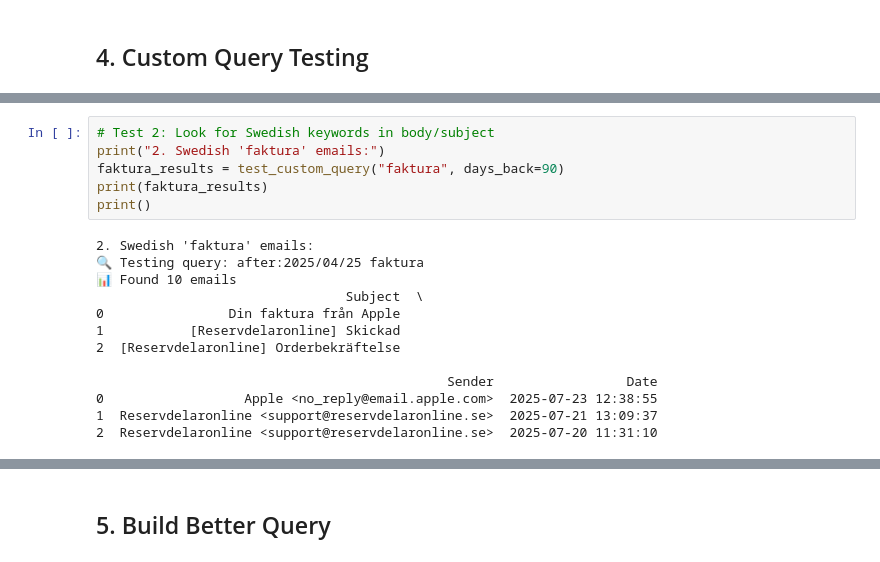
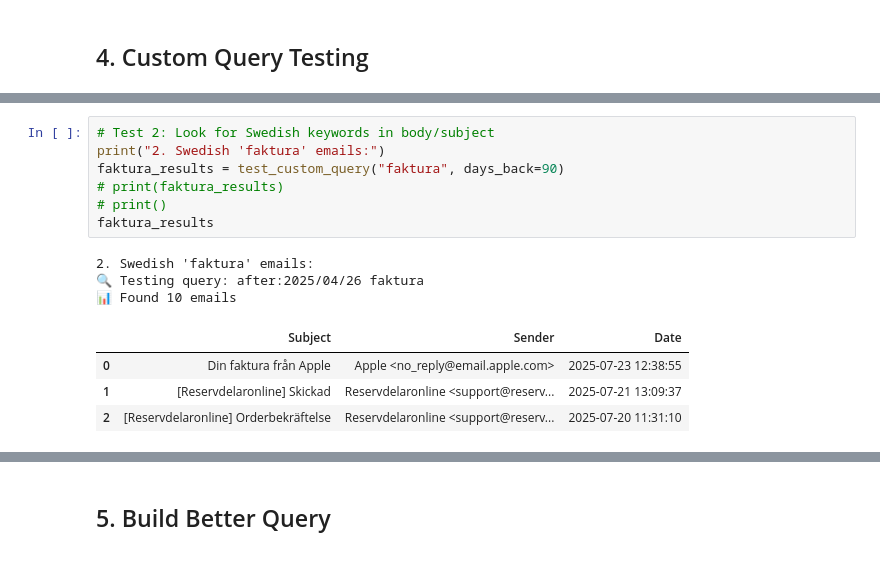
Before and after one commit to userchallenge/gmail-invoice-agent, a Jupyter notebook: gmail_lab_notebook.ipynb, the cells around one changed output, grey strips where cells are left out. Drawn from its saved outputs; the diff is of its cells as text.

```diff
--- a/gmail_lab_notebook.ipynb
+++ b/gmail_lab_notebook.ipynb
@@ -351,22 +345,18 @@ Testing custom queries:
 # %%
 # Test 2: Look for Swedish keywords in body/subject
 print("2. Swedish 'faktura' emails:")
 faktura_results = test_custom_query("faktura", days_back=90)
-print(faktura_results)
-print()
+# print(faktura_results)
+# print()
+faktura_results
 # %% [output]
 2. Swedish 'faktura' emails:
-🔍 Testing query: after:2025/04/25 faktura
+🔍 Testing query: after:2025/04/26 faktura
 📊 Found 10 emails
-                                Subject  \
-0                Din faktura från Apple
-1           [Reservdelaronline] Skickad
-2  [Reservdelaronline] Orderbekräftelse
-
-                                             Sender                 Date
-0                  Apple <no_reply@email.apple.com>  2025-07-23 12:38:55
-1  Reservdelaronline <support@reservdelaronline.se>  2025-07-21 13:09:37
-2  Reservdelaronline <support@reservdelaronline.se>  2025-07-20 11:31:10
+|  | Subject | Sender | Date |
+| 0 | Din faktura från Apple | Apple <no_reply@email.apple.com> | 2025-07-23 12:38:55 |
+| 1 | [Reservdelaronline] Skickad | Reservdelaronline <support@reserv... | 2025-07-21 13:09:37 |
+| 2 | [Reservdelaronline] Orderbekräftelse | Reservdelaronline <support@reserv... | 2025-07-20 11:31:10 |
 # %%
 # Test 3: Your own custom query
 print("3. Custom query - edit this cell:")
```
Also changed, not shown: parts of 8 cells of this notebook, 1 other file.
